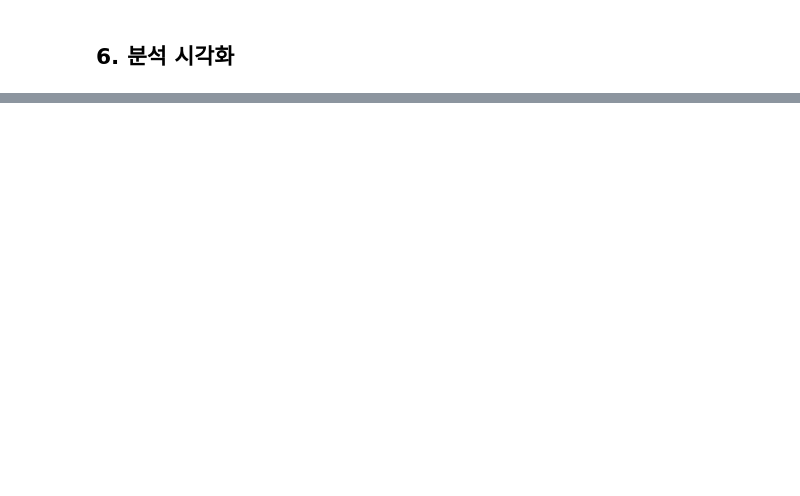
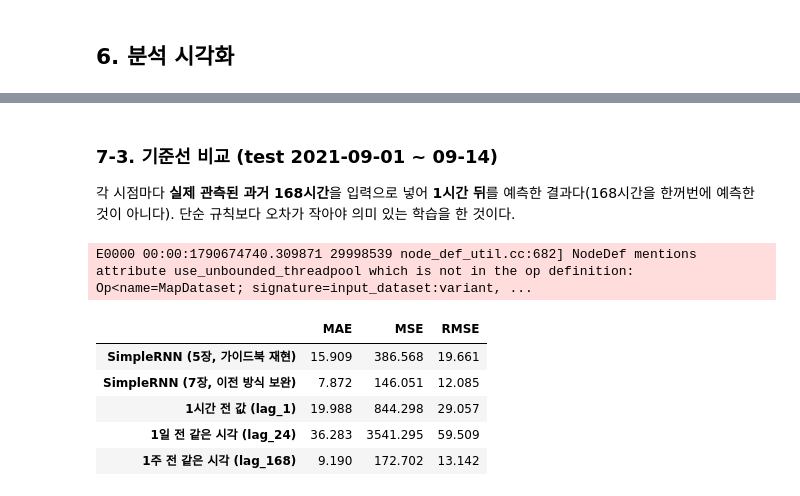
Before and after one commit to SeoHyun1024/kamp-resource-optimization-benchmark, a Jupyter notebook: notebooks/01_preprocessing.ipynb, the cells around one changed output, grey strips where cells are left out. Saved outputs shown, nothing was run; the diff lists cells and outputs as text; code cells hidden in the pictures; blank space fills up the shorter version.

```diff
--- a/notebooks/01_preprocessing.ipynb
+++ b/notebooks/01_preprocessing.ipynb
@@ -341,0 +433,38 @@ plt.show()
+# %% [markdown]
+### 7-3. 기준선 비교 (test 2021-09-01 ~ 09-14)
+
+각 시점마다 **실제 관측된 과거 168시간**을 입력으로 넣어 **1시간 뒤**를 예측한 결과다(168시간을 한꺼번에 예측한 것이 아니다).
+단순 규칙보다 오차가 작아야 의미 있는 학습을 한 것이다.
+# %%
+from sklearn.metrics import mean_absolute_error
+
+pred_v2 = scaler_y_v2.inverse_transform(model_v2.predict(seq_test_v2, verbose=0)).flatten()
+assert np.array_equal(test_v2["y"].values, actual)
+
+candidates = {
+    "SimpleRNN (5장, 가이드북 재현)": pred,
+    "SimpleRNN (7장, 이전 방식 보완)": pred_v2,
+    "1시간 전 값 (lag_1)": test_v2["lag_1"].values,
+    "1일 전 같은 시각 (lag_24)": test_v2["lag_24"].values,
+    "1주 전 같은 시각 (lag_168)": test_v2["lag_168"].values,
+}
+rnn_comparison = pd.DataFrame(
+    {
+        "MAE": {name: mean_absolute_error(actual, p) for name, p in candidates.items()},
+        "MSE": {name: mean_squared_error(actual, p) for name, p in candidates.items()},
+        "RMSE": {name: np.sqrt(mean_squared_error(actual, p)) for name, p in candidates.items()},
+    }
+).round(3)
+rnn_comparison.to_csv(RESULTS_DIR / "rnn_comparison.csv")
+
+result_df["forecast_v2"] = pred_v2
+result_df.to_csv(RESULTS_DIR / "rnn_forecast_result.csv", index=False)
+rnn_comparison
+# %% [output]
+E0000 00:00:1790674740.309871 29998539 node_def_util.cc:682] NodeDef mentions attribute use_unbounded_threadpool which is not in the op definition: Op<name=MapDataset; signature=input_dataset:variant, ...
+|  | MAE | MSE | RMSE |
+| SimpleRNN (5장, 가이드북 재현) | 15.909 | 386.568 | 19.661 |
+| SimpleRNN (7장, 이전 방식 보완) | 7.872 | 146.051 | 12.085 |
+| 1시간 전 값 (lag_1) | 19.988 | 844.298 | 29.057 |
+| 1일 전 같은 시각 (lag_24) | 36.283 | 3541.295 | 59.509 |
+| 1주 전 같은 시각 (lag_168) | 9.190 | 172.702 | 13.142 |
```
Also changed, not shown: parts of 12 cells of this notebook, 7 other files.
